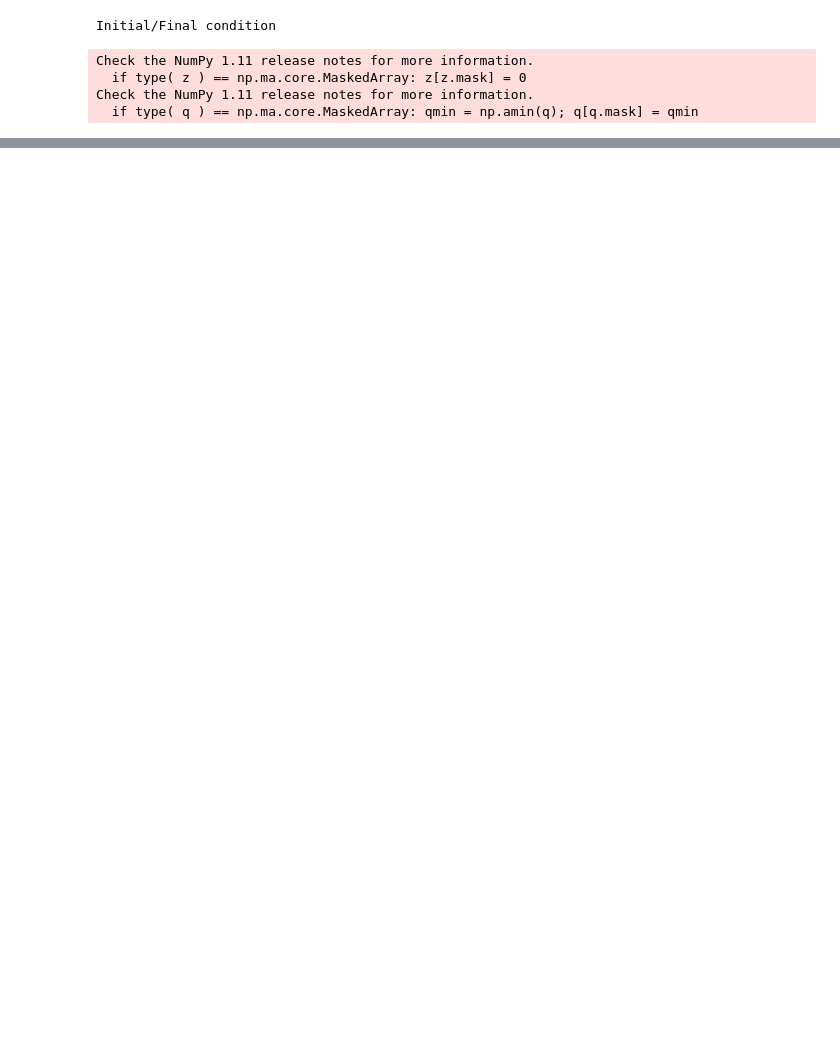
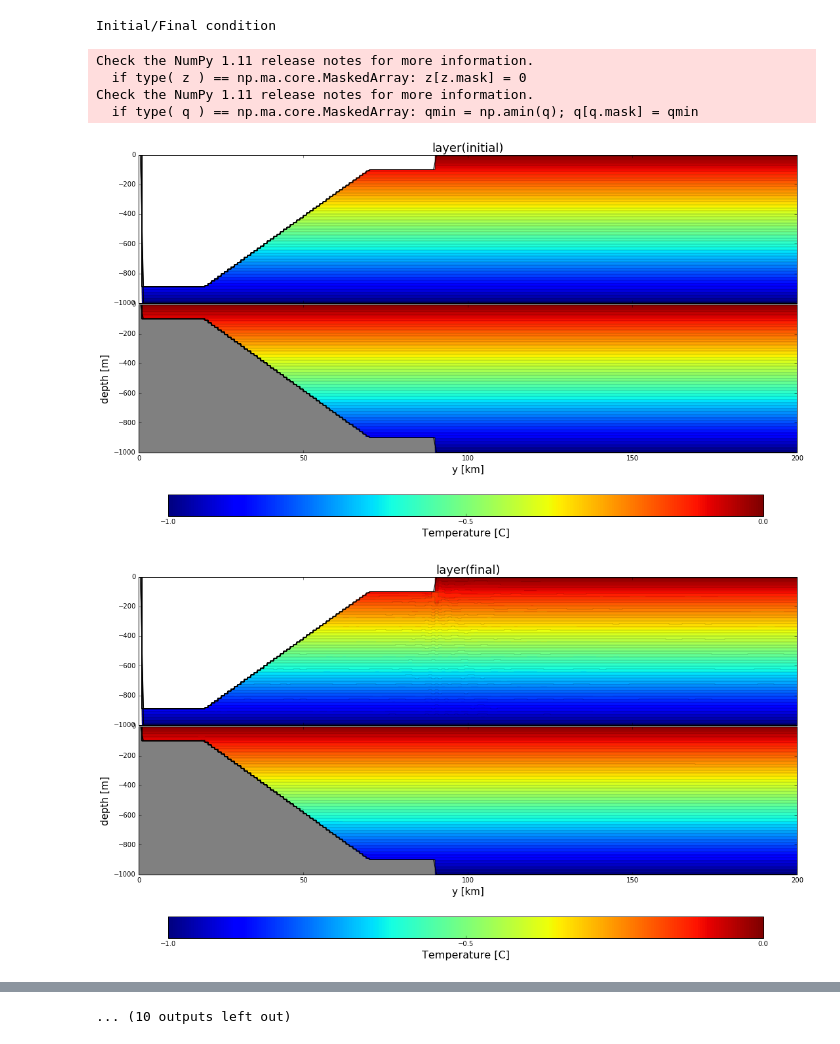
Before and after one commit to gustavo-marques/Outflow_Ice_Shelf, a Jupyter notebook: quiet.ipynb, the cells around one changed output, grey strips where cells are left out. Cells and saved outputs as stored; diff of their text form; code cells hidden in the pictures; blank space fills up the shorter version.

```diff
--- a/quiet.ipynb
+++ b/quiet.ipynb
@@ -1,6 +1,6 @@
 # %%
 from matplotlib import pyplot as plt
-#get_ipython().magic(u'matplotlib inline')
+get_ipython().magic(u'matplotlib inline')
 import sys
 sys.path.append('plotting/')
 from plotting import *
@@ -72,30 +72,57 @@ for n in range(len(coords)):
 
    # vel
 
    fig = plt.figure(figsize=(18,9))
    ax1 = plt.subplot(211); cs1 = plot_section(end_i, 0, xq, variable='v',clim=(-1e-5,1e-5), eta='e',yvar='yh')
    plt.title(coords[n] + '(initial)', fontsize=18)
    plt.tick_params(axis='x',labelbottom='off')
    ax2 = plt.subplot(212,axisbg='gray'); cs2 = plot_section(end_o, 0, xq, variable='v',clim=(-1e-5,1e-5), eta='e',yvar='yh');
    plt.xlabel('y [km]',fontsize=15); plt.ylabel('depth [m]',fontsize=15)
    fig.subplots_adjust(bottom=0.2, hspace=0.01)
    cbar_ax = fig.add_axes([0.16, 0.05, 0.7, 0.05])
    cbar=fig.colorbar(cs1, orientation='horizontal')
    cbar.set_label(r'v [m/s]', fontsize=16)
 
    fig = plt.figure(figsize=(18,9))
    ax1 = plt.subplot(211); cs1 = plot_section(end_i, -1, xq, variable='v',clim=(-1e-5,1e-5), eta='e',yvar='yh')
    plt.title(coords[n] + '(final)', fontsize=18)
    plt.tick_params(axis='x',labelbottom='off')
    ax2 = plt.subplot(212,axisbg='gray'); cs2 = plot_section(end_o, -1, xq, variable='v',clim=(-1e-5,1e-5), eta='e',yvar='yh');
    plt.xlabel('y [km]',fontsize=15); plt.ylabel('depth [m]',fontsize=15)
    fig.subplots_adjust(bottom=0.2, hspace=0.01)
    cbar_ax = fig.add_axes([0.16, 0.05, 0.7, 0.05])
    cbar=fig.colorbar(cs1, orientation='horizontal')
    cbar.set_label(r'v [m/s]', fontsize=16)
+
+# plot_stats
+#plt.figure(figsize=(18,9))
+#plt.title('Max. absolute vel.')
+#for n in range(len(coords)):
+#    var_o = netCDF4.Dataset(path+coords[n]+'/outflow/'+pfile)
+#    var_i = netCDF4.Dataset(path+coords[n]+'/ice_shelf/'+pfile)
+#    units = var_o.variables['v'].units
+#    time = file_handle[i].variables['Time'][:]
+#    smin=np.zeros(len(time)); smax=np.zeros(len(time))
+#    total=np.zeros(len(time))
+#    s = file_handle[i].variables[variable][:]
+#    for t in range(len(time)):
+#            smin[t]=s[t,:].min(); smax[t]=s[t,:].max()
+#            if smax[t]>=np.abs(smin[t]):
+#               total[t]=smax[t]
+#               plt.semilogy(time[t],total[t],'+',ms=2)
+#            else:
+#               total[t]=np.abs(smin[t])
+#               plt.semilogy(time[t],total[t],'o',ms=2)
+
+#        plt.plot(time,total,lw=2.0, label=labels[i])
+#        plt.legend(loc=0, shadow=True)
+#        plt.xlabel('Time')
+#        plt.ylabel(units)
 # %% [output]
 Initial/Final condition
 Check the NumPy 1.11 release notes for more information.
   if type( z ) == np.ma.core.MaskedArray: z[z.mask] = 0
 Check the NumPy 1.11 release notes for more information.
   if type( q ) == np.ma.core.MaskedArray: qmin = np.amin(q); q[q.mask] = qmin
+[figure, added]
+[figure, added]
@@ -101,0 +137 @@ Check the NumPy 1.11 release notes for more information.
+... (10 outputs left out)
```
Also changed, not shown: parts of 1 cell of this notebook.
